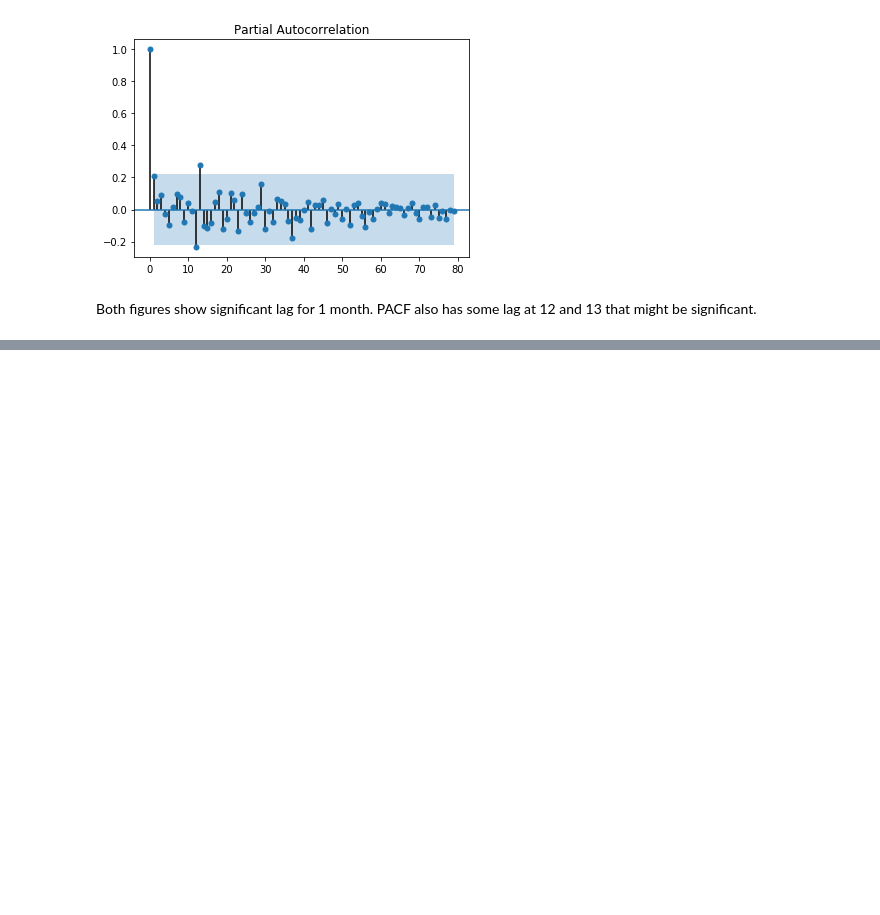
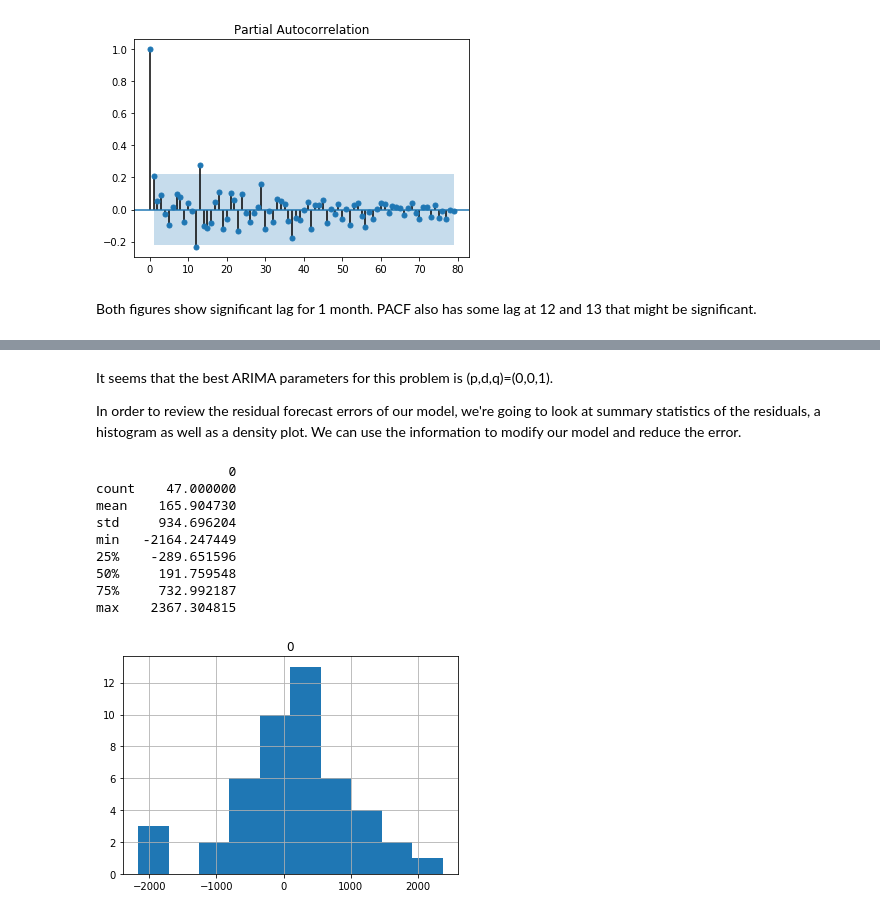
Before and after one commit to JayThibs/time-series-forecasting, a Jupyter notebook: Monthly Champagne Sales/Monthly-Champagne-Sales.ipynb, the cells around one changed output, grey strips where cells are left out. Saved outputs shown, nothing was run; the diff lists cells and outputs as text; code cells hidden in the pictures; blank space fills up the shorter version.

Commit message:
Working on ARIMA model

```diff
--- a/Monthly Champagne Sales/Monthly-Champagne-Sales.ipynb
+++ b/Monthly Champagne Sales/Monthly-Champagne-Sales.ipynb
@@ -136,7 +136,7 @@ X = X.astype('float32')
 # difference data
 months_in_year = 12
 stationary = difference(X, months_in_year)
-stationary.index = series.index[month_in_year:]
+stationary.index = series.index[months_in_year:]
 # print(stationary)
 
 # check if stationary
@@ -229,0 +273,37 @@ RMSE: 939.464
+# %% [markdown]
+It seems that the best ARIMA parameters for this problem is (p,d,q)=(0,0,1).
+
+In order to review the residual forecast errors of our model, we're going to look at summary statistics of the residuals, a histogram as well as a density plot. We can use the information to modify our model and reduce the error.
+# %%
+predictions = list()
+history = [x for x in train]
+for i in range(len(test)):
+    diff = difference(history, months_in_year)
+    # predict
+    model = ARIMA(diff, order=(0,0,1))
+    model_fit = model.fit(trend='nc', disp=0)
+    yhat = model_fit.forecast()[0]
+    yhat = inverse_difference(history, yhat, months_in_year)
+    predictions.append(yhat)
+    # observation
+    obs = test[i]
+    history.append(obs)
+
+# residual errors
+residuals = [test[i]-predictions[i] for i in range(len(test))]
+residuals = pd.DataFrame(residuals)
+print(residuals.describe())
+# plot
+residuals.hist(ax=plt.gca())
+plt.show()
+# %% [output]
+                 0
+count    47.000000
+mean    165.904730
+std     934.696204
+min   -2164.247449
+25%    -289.651596
+50%     191.759548
+75%     732.992187
+max    2367.304815
+[figure, added]
```
Also changed, not shown: parts of 7 cells of this notebook.
